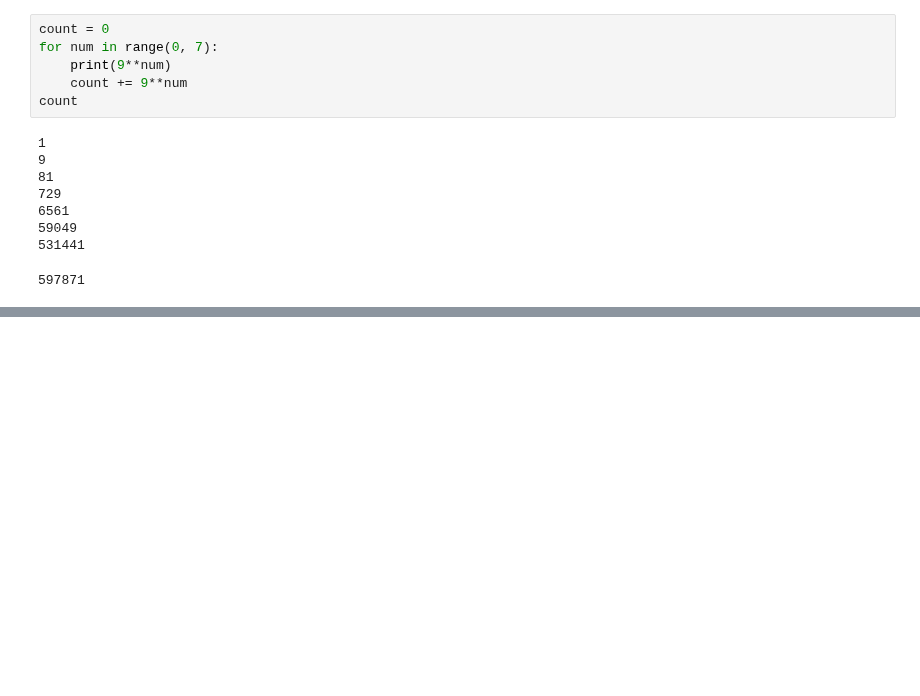
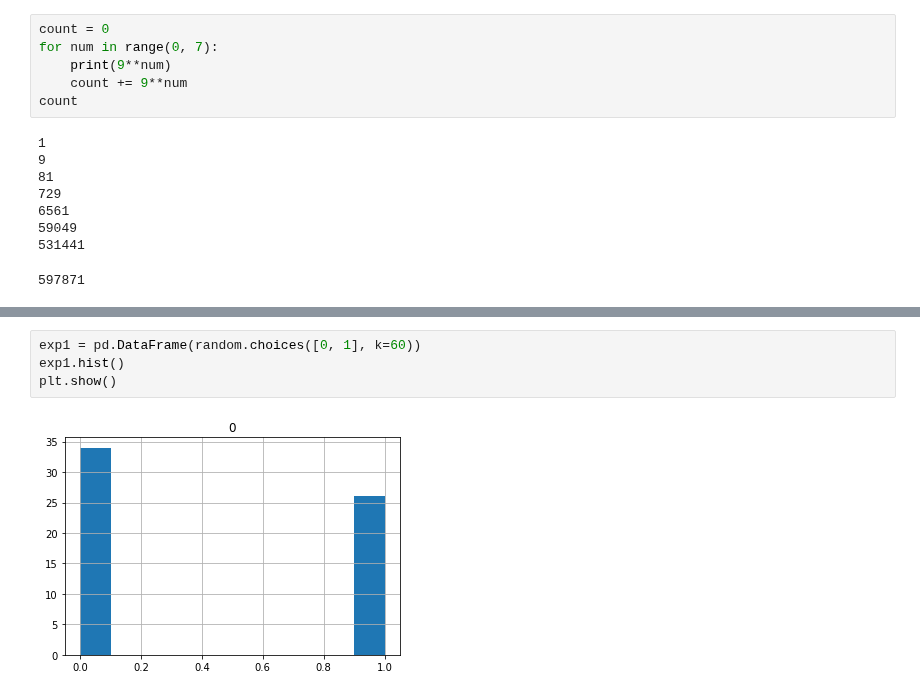
Before and after one commit to Stynic/train_ml_math, a Jupyter notebook: probable_theory/week_1/notebook_1.ipynb, the cells around one changed output, grey strips where cells are left out. Drawn from its saved outputs; the diff is of its cells as text; blank space fills up the shorter version.

```diff
--- a/probable_theory/week_1/notebook_1.ipynb
+++ b/probable_theory/week_1/notebook_1.ipynb
@@ -125,0 +224,6 @@ count
+# %%
+exp1 = pd.DataFrame(random.choices([0, 1], k=60))
+exp1.hist()
+plt.show()
+# %% [output]
+[figure, added]
```
Also changed, not shown: parts of 19 cells of this notebook.
